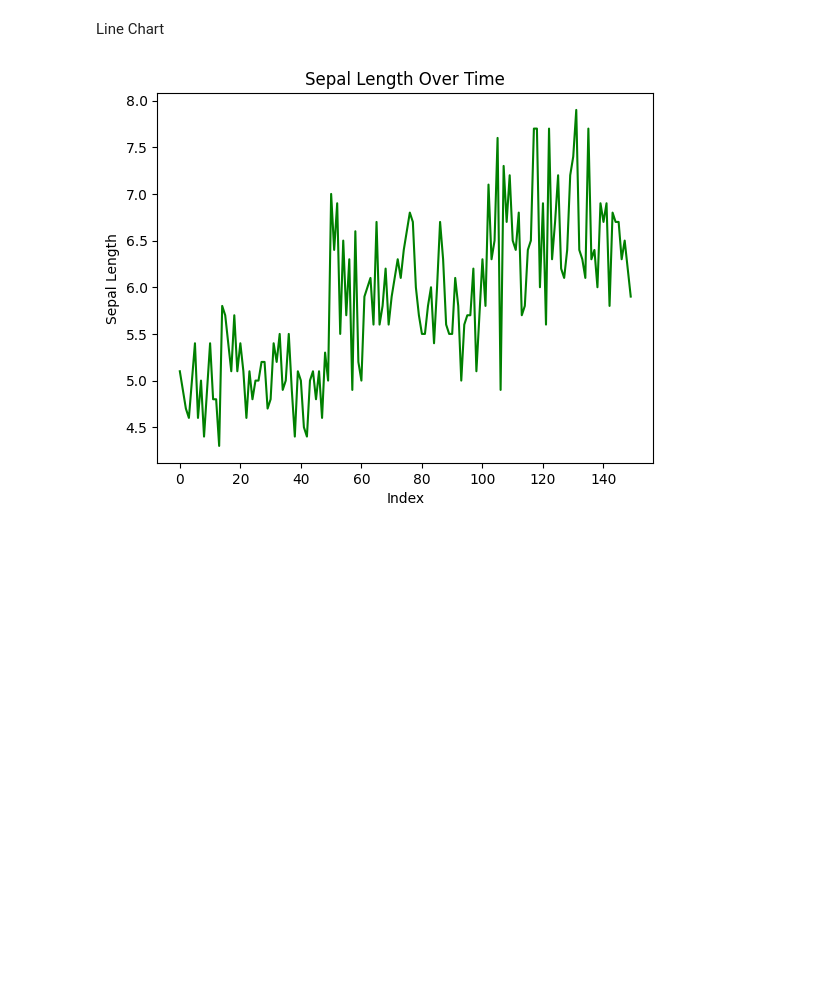
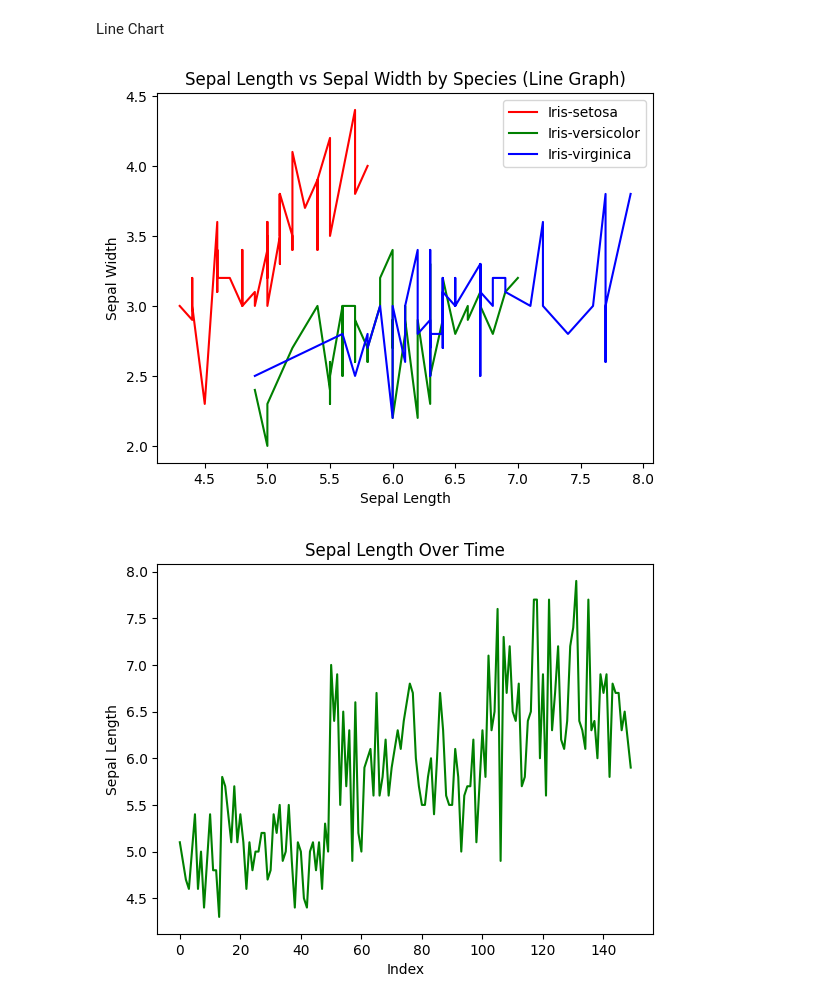
Before and after one commit to WambuiGrace/wk7-basic-data-analysis, a Jupyter notebook: basic-analysis.ipynb, the cells around one changed output. Cells and saved outputs as stored; diff of their text form; code cells hidden in the pictures; blank space fills up the shorter version.

Commit message:
feat: add line graph to visualize sepal length vs sepal width by species

```diff
--- a/basic-analysis.ipynb
+++ b/basic-analysis.ipynb
@@ -86,6 +86,21 @@ Observations
 ### Task 3: Data Visualization
 # %% [markdown]
 Line Chart
+# %%
+species = data['species'].unique()
+colors = ['red', 'green', 'blue']
+
+for sp, color in zip(species, colors):
+    subset = data[data['species'] == sp].sort_values('sepal_length')
+    plt.plot(subset['sepal_length'], subset['sepal_width'], label=sp, color=color)
+
+plt.title('Sepal Length vs Sepal Width by Species (Line Graph)')
+plt.xlabel('Sepal Length')
+plt.ylabel('Sepal Width')
+plt.legend()
+plt.show()
+# %% [output]
+[figure, added]
 # %%
 import matplotlib.pyplot as plt
 
```
